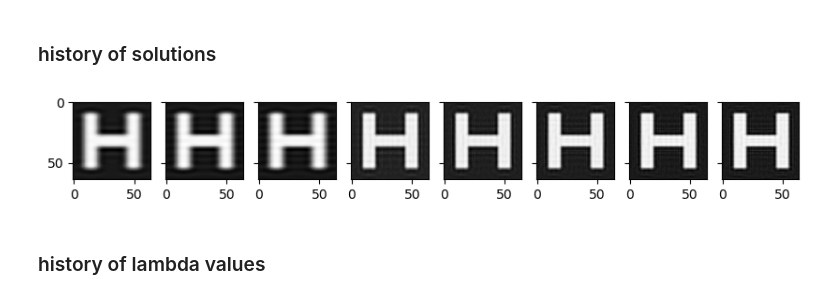
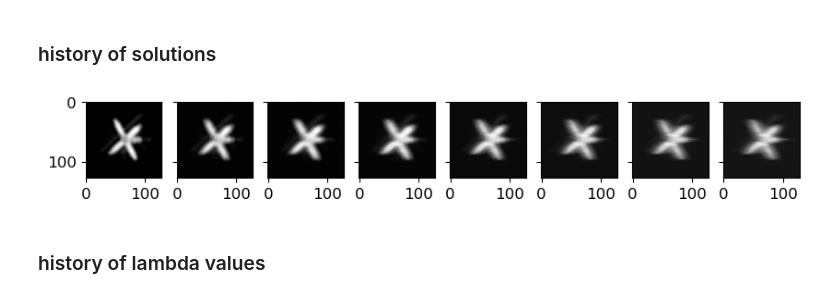
Before and after one commit to mpasha3/trips-py, a Jupyter notebook: test_GKSclass_satellite.ipynb, the cells around one changed output. Saved outputs shown, nothing was run; the diff lists cells and outputs as text; code cells hidden in the pictures.

```diff
--- a/test_GKSclass_satellite.ipynb
+++ b/test_GKSclass_satellite.ipynb
@@ -50,5 +67,5 @@ D2 = D @ D # second derivative operator
 # %%
-max_iters = 200
+max_iters = 30
 solver = GKSClass(projection_dim=3, regparam='gcv', dp_stop=False, tol=10**(-16))
-solver.run(blur_operator, b, D, iter = max_iters, x_true=x_true)
+solver.run(A, b_vec, D, iter = max_iters, x_true=x_true)
 # %% [output]
@@ -76,12 +93,12 @@ plt.scatter(range(len(solver.rre_history)), solver.rre_history, s=10)
 # %%
 fig, ax = plt.subplots(1, 8, figsize=(10, 10), sharey=True)
 
 for ii in range(8):
-    ax[ii].imshow(solver.x_history[9+10*ii].reshape(64,64), cmap='Greys_r')
+    ax[ii].imshow(solver.x_history[ii].reshape(imagesize_x,imagesize_y), cmap='Greys_r')
 
 plt.show()
 # %% [output]
-[figure, old version]
+[figure, new version]
 # %% [markdown]
 ### history of lambda values
 # %%
```
Also changed, not shown: parts of 25 cells of this notebook, 1 other file.
